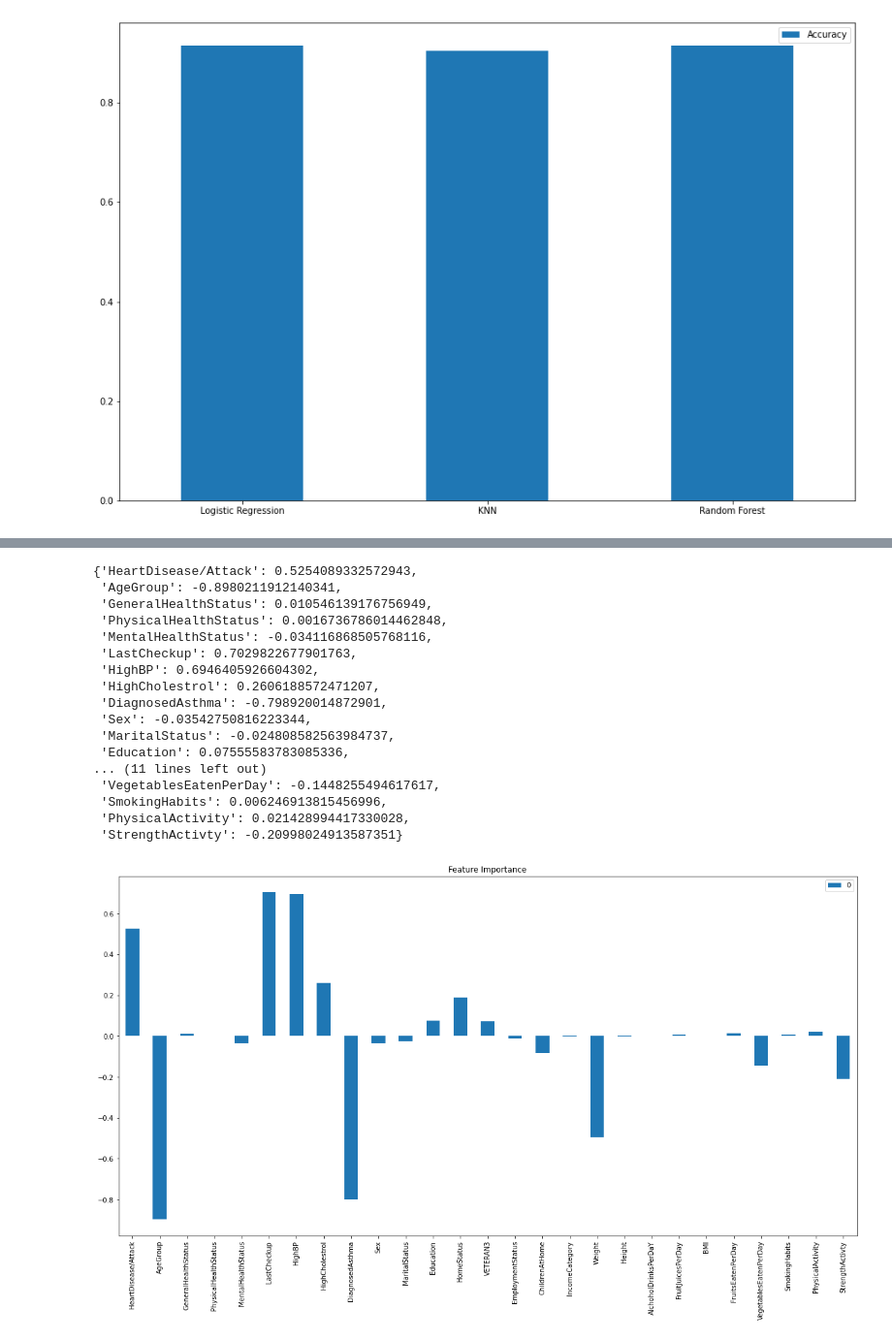
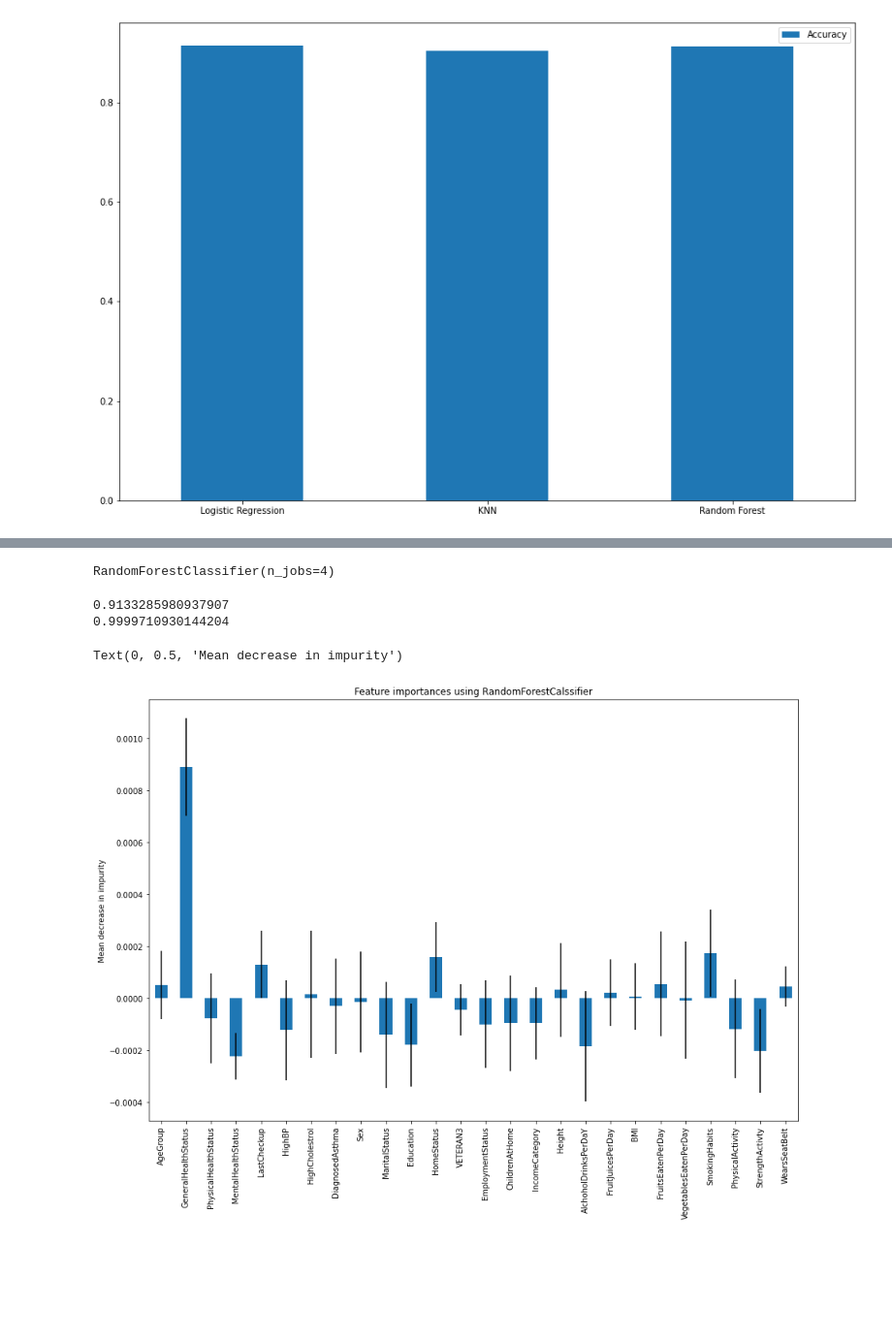
Before and after one commit to A-Refaie/DS_project, a Jupyter notebook: HD_analysis.ipynb, the cells around one changed output, grey strips where cells are left out. Shown at 97% size. Drawn from its saved outputs; the diff is of its cells as text; code cells hidden in the pictures; blank space fills up the shorter version.

```diff
--- a/HD_analysis.ipynb
+++ b/HD_analysis.ipynb
@@ -135,10 +108,0 @@ rs_logistic_reg.score(X_test, y_test)
-# %%
-# Using RandomSearchCV to search for random hyperparameters in RandomForestClassifier
-rs_random_forest = RandomizedSearchCV(RandomForestClassifier(),
-                                      param_distributions=random_forest_grid,
-                                      cv=5,
-                                      n_iter=5,
-                                      verbose=True)
-
-# Fit the model using the new search hyperparams
-rs_random_forest.fit(X_train, y_train)
@@ -158,10 +108,0 @@ rs_random_forest.score(X_test, y_test)
-# %%
-logistic_reg_grid = {'C': np.logspace(-4,4,20),
-                     'solver': ['liblinear']}
-
-gs_logistic_reg = GridSearchCV(LogisticRegression(),
-                               param_grid=logistic_reg_grid,
-                               cv=5,
-                               verbose=True)
-
-gs_logistic_reg.fit(X_train, y_train)
@@ -233,6 +108,0 @@ f1: 0.135
-# %%
-# Let's see which features are the most important for our model
-clf = LogisticRegression(C=0.23357214690901212,
-                         solver='liblinear')
-
-clf.fit(X_train, y_train);
@@ -252,26 +109,26 @@ array([[ 5.25408933e-01, -8.98021191e-01,  1.05461392e-02,
-# %%
-features = dict(zip(df.columns, list(clf.coef_[0])))
-features
-# %% [output]
-{'HeartDisease/Attack': 0.5254089332572943,
- 'AgeGroup': -0.8980211912140341,
- 'GeneralHealthStatus': 0.010546139176756949,
- 'PhysicalHealthStatus': 0.0016736786014462848,
- 'MentalHealthStatus': -0.034116868505768116,
- 'LastCheckup': 0.7029822677901763,
- 'HighBP': 0.6946405926604302,
- 'HighCholestrol': 0.2606188572471207,
- 'DiagnosedAsthma': -0.798920014872901,
- 'Sex': -0.03542750816223344,
- 'MaritalStatus': -0.024808582563984737,
- 'Education': 0.07555583783085336,
-... (11 lines left out)
- 'VegetablesEatenPerDay': -0.1448255494617617,
- 'SmokingHabits': 0.006246913815456996,
- 'PhysicalActivity': 0.021428994417330028,
- 'StrengthActivty': -0.20998024913587351}
-# %%
-# Let's visualize the data
-features_df = pd.DataFrame(features, index=[0]).T.plot.bar(figsize=(20,10), title='Feature Importance')
-# %% [output]
-[figure, removed]
+# %%
+RFC= RandomForestClassifier(n_jobs=4)
+RFC.fit(X_train,y_train)
+# %% [output]
+RandomForestClassifier(n_jobs=4)
+# %%
+RFC_score=RFC.score(X_test, y_test)
+print(RFC_score)
+print(RFC.score(X_train,y_train))
+# %% [output]
+0.9133285980937907
+0.9999710930144204
+# %%
+#permutation importance
+PI = permutation_importance(RFC,X_test,y_test,n_repeats=10,n_jobs=4,random_state=42)
+std= PI.importances_std
+
+RFC_PI = pd.Series(PI.importances_mean, index=X.columns)
+
+fig2, ax2 = plt.subplots(figsize=(15,10))
+RFC_PI.plot.bar(yerr=std,ax=ax2)
+ax2.set_title("Feature importances using RandomForestCalssifier")
+ax2.set_ylabel("Mean decrease in impurity")
+# %% [output]
+Text(0, 0.5, 'Mean decrease in impurity')
+[figure, added]
```
Also changed, not shown: parts of 18 cells of this notebook, 2 other files.
